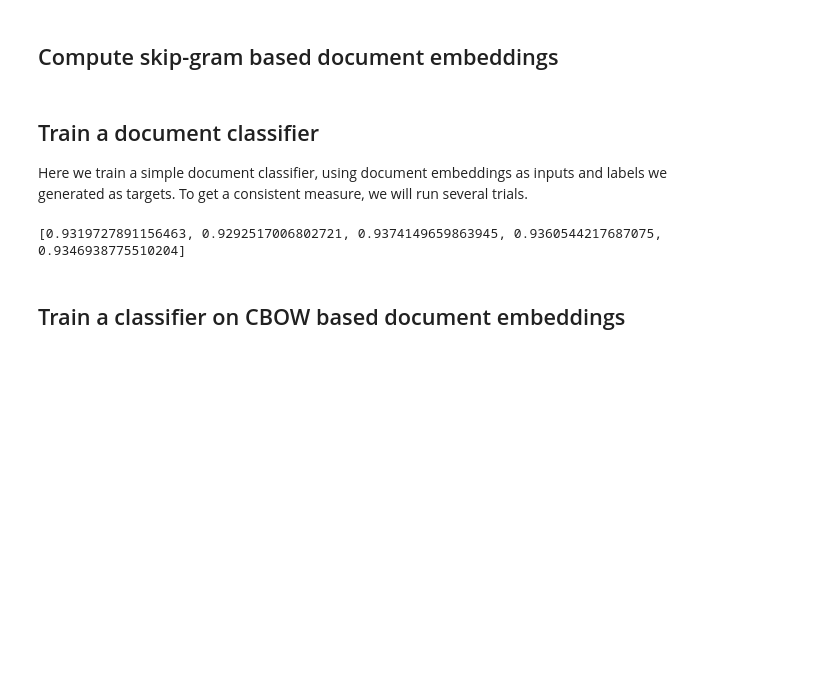
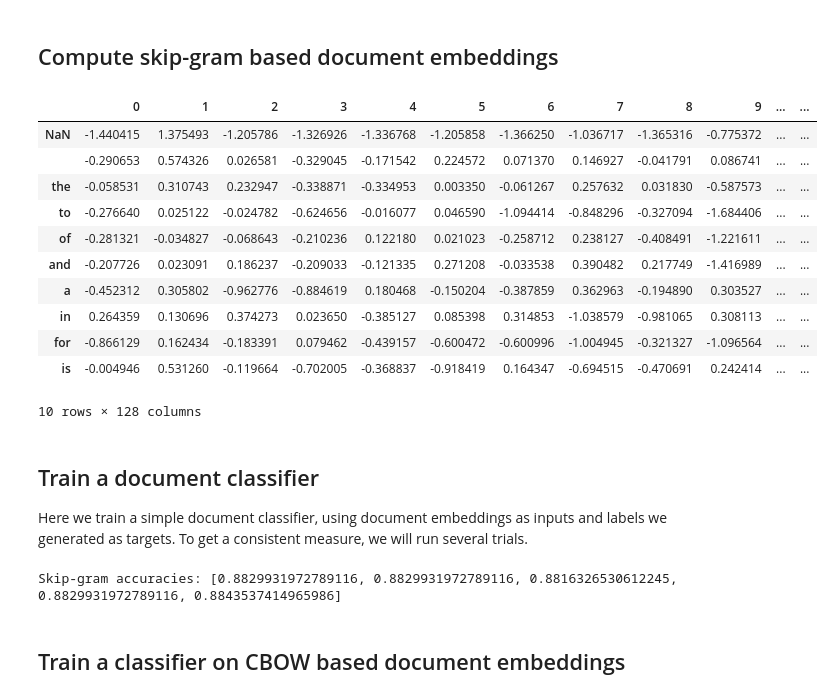
Before and after one commit to thushv89/packt_nlp_tensorflow_2, a Jupyter notebook: Ch04-Advance-Word-Vectors/ch4_document_classification.ipynb, the cells around one changed output. Drawn from its saved outputs; the diff is of its cells as text; code cells hidden in the pictures; blank space fills up the shorter version.

```diff
--- a/Ch04-Advance-Word-Vectors/ch4_document_classification.ipynb
+++ b/Ch04-Advance-Word-Vectors/ch4_document_classification.ipynb
@@ -187,4 +183,26 @@ def generate_document_embeddings(texts, filenames, tokenizer, embeddings):
     return doc_embedding_df
 # %% [markdown]
 ## Compute skip-gram based document embeddings
+# %%
+# Load the skip-gram embeddings context and target
+skipgram_context_embeddings = pd.read_pickle(
+    os.path.join('../Ch03-Word-Vectors/skipgram_embeddings', 'context_embedding.pkl')
+)
+skipgram_target_embeddings = pd.read_pickle(
+    os.path.join('../Ch03-Word-Vectors/skipgram_embeddings', 'target_embedding.pkl')
+)
+skipgram_context_embeddings.head(n=10)
+# %% [output]
+|  | 0 | 1 | 2 | 3 | 4 | 5 | 6 | 7 | 8 | 9 | ... | ... |
+| NaN | -1.440415 | 1.375493 | -1.205786 | -1.326926 | -1.336768 | -1.205858 | -1.366250 | -1.036717 | -1.365316 | -0.775372 | ... | ... |
+|  | -0.290653 | 0.574326 | 0.026581 | -0.329045 | -0.171542 | 0.224572 | 0.071370 | 0.146927 | -0.041791 | 0.086741 | ... | ... |
+| the | -0.058531 | 0.310743 | 0.232947 | -0.338871 | -0.334953 | 0.003350 | -0.061267 | 0.257632 | 0.031830 | -0.587573 | ... | ... |
+| to | -0.276640 | 0.025122 | -0.024782 | -0.624656 | -0.016077 | 0.046590 | -1.094414 | -0.848296 | -0.327094 | -1.684406 | ... | ... |
+| of | -0.281321 | -0.034827 | -0.068643 | -0.210236 | 0.122180 | 0.021023 | -0.258712 | 0.238127 | -0.408491 | -1.221611 | ... | ... |
+| and | -0.207726 | 0.023091 | 0.186237 | -0.209033 | -0.121335 | 0.271208 | -0.033538 | 0.390482 | 0.217749 | -1.416989 | ... | ... |
+| a | -0.452312 | 0.305802 | -0.962776 | -0.884619 | 0.180468 | -0.150204 | -0.387859 | 0.362963 | -0.194890 | 0.303527 | ... | ... |
+| in | 0.264359 | 0.130696 | 0.374273 | 0.023650 | -0.385127 | 0.085398 | 0.314853 | -1.038579 | -0.981065 | 0.308113 | ... | ... |
+| for | -0.866129 | 0.162434 | -0.183391 | 0.079462 | -0.439157 | -0.600472 | -0.600996 | -1.004945 | -0.321327 | -1.096564 | ... | ... |
+| is | -0.004946 | 0.531260 | -0.119664 | -0.702005 | -0.368837 | -0.918419 | 0.164347 | -0.694515 | -0.470691 | 0.242414 | ... | ... |
+10 rows × 128 columns
 # %%
@@ -216,7 +226,7 @@ def get_classification_accuracy(doc_embeddings, train_labels, test_labels, n_tri
     # For each trial
     for trial in range(n_trials):
         # Create a MLP classifier
-        mlp_classifier = MLPClassifier()
+        mlp_classifier = MLPClassifier(hidden_layer_sizes=(), max_iter=500)
 
         # Fit the model on training data
         mlp_classifier.fit(doc_embeddings.loc[train_labels.index], train_labels)
@@ -236,7 +246,7 @@ skipgram_accuracies = get_classification_accuracy(
 
 print("Skip-gram accuracies: {}".format(skipgram_accuracies))
 # %% [output]
-[0.9319727891156463, 0.9292517006802721, 0.9374149659863945, 0.9360544217687075, 0.9346938775510204]
+Skip-gram accuracies: [0.8829931972789116, 0.8829931972789116, 0.8816326530612245, 0.8829931972789116, 0.8843537414965986]
 # %% [markdown]
 ## Train a classifier on CBOW based document embeddings
 # %%
```
Also changed, not shown: parts of 8 cells of this notebook.
